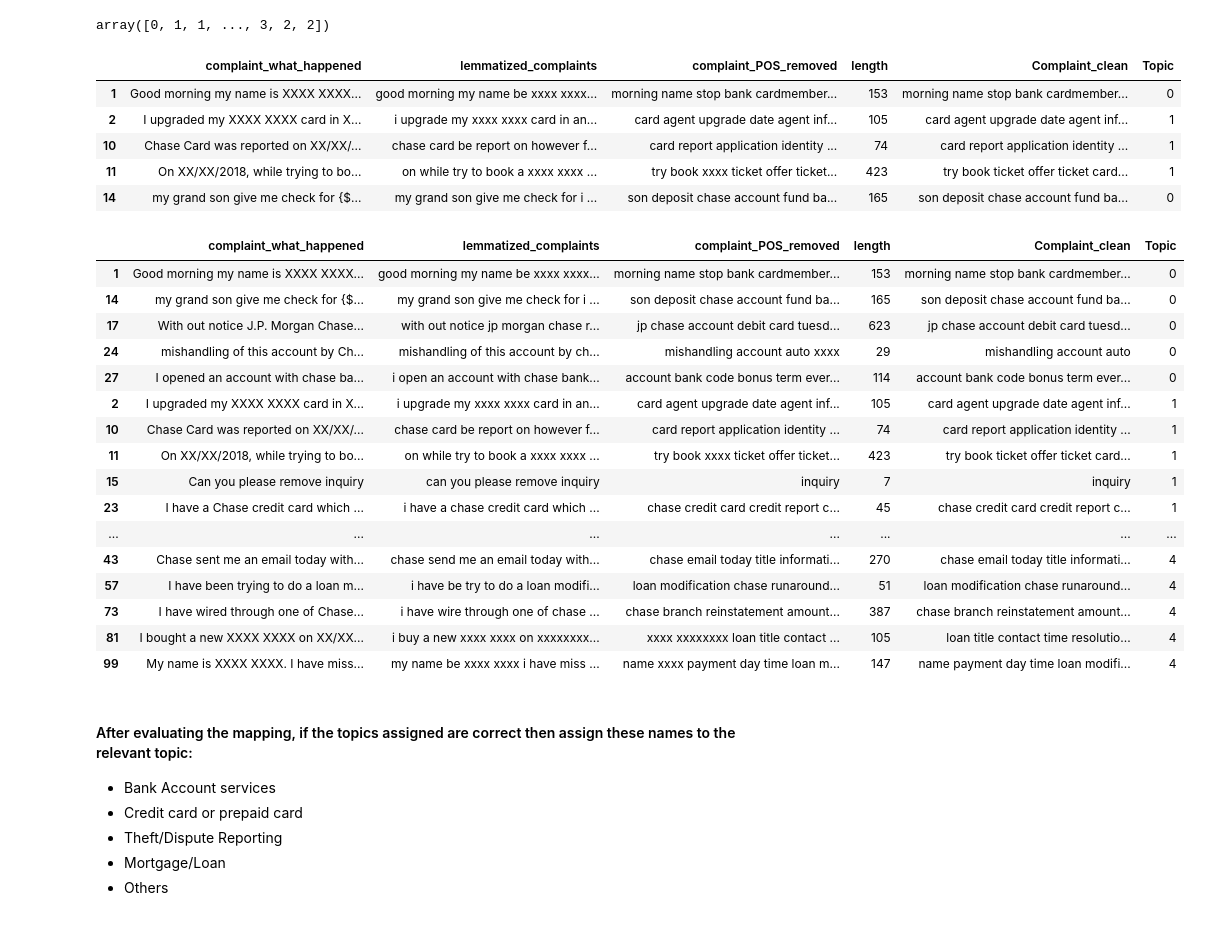
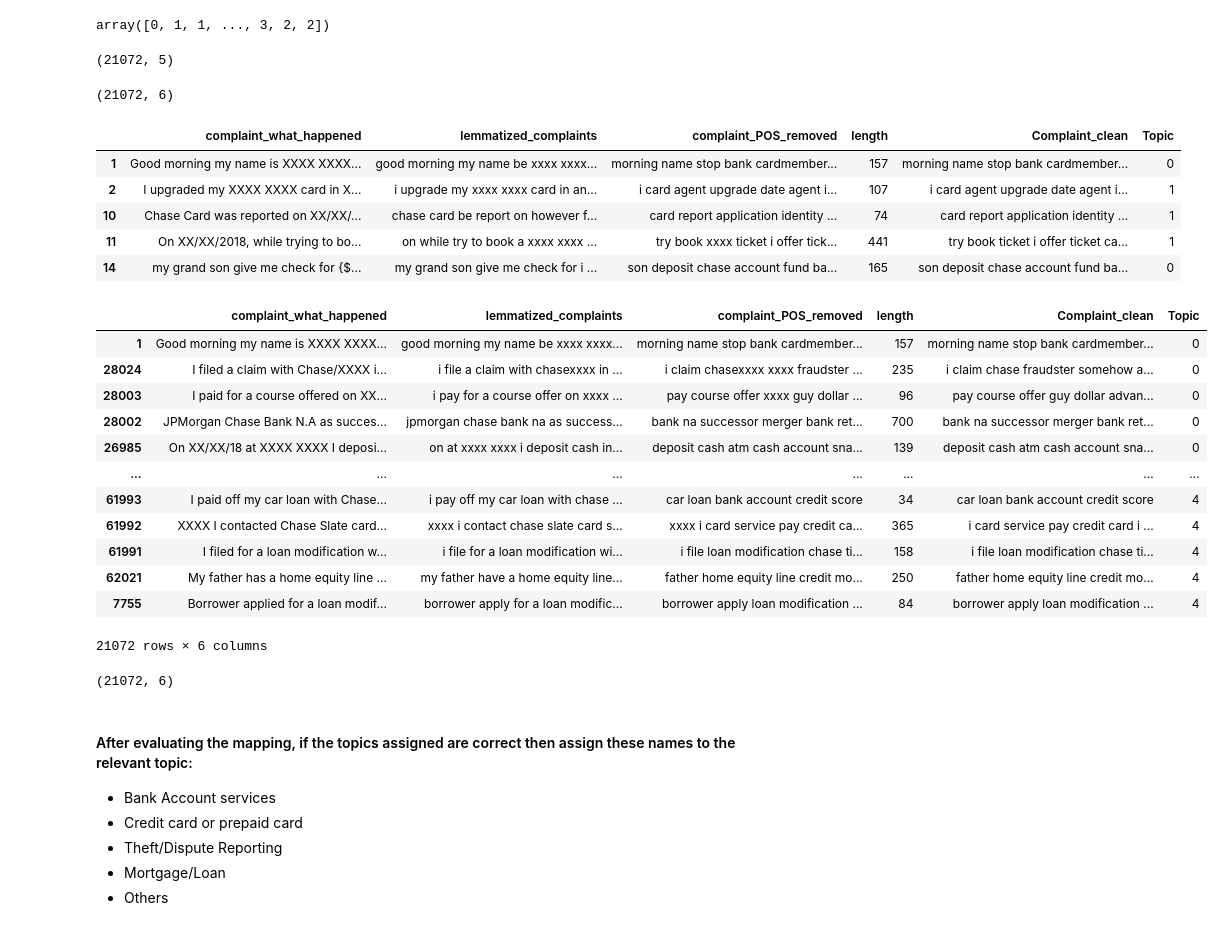
Before and after one commit to udaykirankavaturu/kaggle, a Jupyter notebook: complaint-ticket-classification-topic-modelling.ipynb, the cells around one changed output. Drawn from its saved outputs; the diff is of its cells as text; code cells hidden in the pictures.

```diff
--- a/complaint-ticket-classification-topic-modelling.ipynb
+++ b/complaint-ticket-classification-topic-modelling.ipynb
@@ -216,9 +216,13 @@ def lemmatize_text(text):
     # Lemmatize each word using its part of speech (POS)
     lemmatized_words = []
     for word, pos in nltk.pos_tag(words):
-        pos_letter = pos[0].lower() if pos[0].lower() in ['a', 'r', 'n', 'v'] else 'n'
-        lemma = lemmatizer.lemmatize(word, pos=pos_letter)
-        lemmatized_words.append(lemma)
+        pos_letter = pos[0].lower() if pos[0].lower() in ['a', 'r', 'n', 'v'] else None
+
+        if pos_letter == None:
+            lemmatized_words.append(word)
+        else:
+            lemma = lemmatizer.lemmatize(word, pos=pos_letter)
+            lemmatized_words.append(lemma)
 
     # Join the lemmatized words back into a sentence
     lemmatized_text = ' '.join(lemmatized_words)
@@ -273,7 +277,4 @@ def extract_pos_tag(sentence):
     pos_tags = nltk.pos_tag(words)
 
     # Extract words with tags 'NN', join them, and return
-    return ' '.join([word for (word, tag) in pos_tags if tag == "NN" and word != 'i'])
-
-df_clean["complaint_POS_removed"] = df_clean["lemmatized_complaints"].progress_apply(extract_pos_tag)
-df_clean["length"] = df_clean["complaint_POS_removed"].progress_apply(len)
+    return ' '.join([word for (word, tag) in pos_tags if tag == "NN"])
@@ -585,41 +589,49 @@ topic_results[0].argmax()
 topic_results.argmax(axis=1)
 # %% [output]
 array([0, 1, 1, ..., 3, 2, 2])
+# %%
+df_clean.shape
+# %% [output]
+(21072, 5)
 # %%
 #Assign the best topic to each of the cmplaints in Topic Column
 
 df_clean['Topic'] = df_clean['Topic'] = topic_results.argmax(axis = 1) #write your code to assign topics to each rows.
+# %%
+df_clean.shape
+# %% [output]
+(21072, 6)
 # %%
 df_clean.head()
 # %% [output]
 |  | complaint_what_happened | lemmatized_complaints | complaint_POS_removed | length | Complaint_clean | Topic |
-| 1 | Good morning my name is XXXX XXXX... | good morning my name be xxxx xxxx... | morning name stop bank cardmember... | 153 | morning name stop bank cardmember... | 0 |
-| 2 | I upgraded my XXXX XXXX card in X... | i upgrade my xxxx xxxx card in an... | card agent upgrade date agent inf... | 105 | card agent upgrade date agent inf... | 1 |
+| 1 | Good morning my name is XXXX XXXX... | good morning my name be xxxx xxxx... | morning name stop bank cardmember... | 157 | morning name stop bank cardmember... | 0 |
+| 2 | I upgraded my XXXX XXXX card in X... | i upgrade my xxxx xxxx card in an... | i card agent upgrade date agent i... | 107 | i card agent upgrade date agent i... | 1 |
 | 10 | Chase Card was reported on XX/XX/... | chase card be report on however f... | card report application identity ... | 74 | card report application identity ... | 1 |
-| 11 | On XX/XX/2018, while trying to bo... | on while try to book a xxxx xxxx ... | try book xxxx ticket offer ticket... | 423 | try book ticket offer ticket card... | 1 |
+| 11 | On XX/XX/2018, while trying to bo... | on while try to book a xxxx xxxx ... | try book xxxx ticket i offer tick... | 441 | try book ticket i offer ticket ca... | 1 |
 | 14 | my grand son give me check for {$... | my grand son give me check for i ... | son deposit chase account fund ba... | 165 | son deposit chase account fund ba... | 0 |
 # %%
 #Print the first 5 Complaint for each of the Topics
-df_clean=df_clean.groupby('Topic').head(5)
+df_clean.groupby('Topic').head(5)
 df_clean.sort_values('Topic')
 # %% [output]
 |  | complaint_what_happened | lemmatized_complaints | complaint_POS_removed | length | Complaint_clean | Topic |
-| 1 | Good morning my name is XXXX XXXX... | good morning my name be xxxx xxxx... | morning name stop bank cardmember... | 153 | morning name stop bank cardmember... | 0 |
-| 14 | my grand son give me check for {$... | my grand son give me check for i ... | son deposit chase account fund ba... | 165 | son deposit chase account fund ba... | 0 |
-| 17 | With out notice J.P. Morgan Chase... | with out notice jp morgan chase r... | jp chase account debit card tuesd... | 623 | jp chase account debit card tuesd... | 0 |
-| 24 | mishandling of this account by Ch... | mishandling of this account by ch... | mishandling account auto xxxx | 29 | mishandling account auto | 0 |
-| 27 | I opened an account with chase ba... | i open an account with chase bank... | account bank code bonus term ever... | 114 | account bank code bonus term ever... | 0 |
-| 2 | I upgraded my XXXX XXXX card in X... | i upgrade my xxxx xxxx card in an... | card agent upgrade date agent inf... | 105 | card agent upgrade date agent inf... | 1 |
-| 10 | Chase Card was reported on XX/XX/... | chase card be report on however f... | card report application identity ... | 74 | card report application identity ... | 1 |
-| 11 | On XX/XX/2018, while trying to bo... | on while try to book a xxxx xxxx ... | try book xxxx ticket offer ticket... | 423 | try book ticket offer ticket card... | 1 |
-| 15 | Can you please remove inquiry | can you please remove inquiry | inquiry | 7 | inquiry | 1 |
-| 23 | I have a Chase credit card which ... | i have a chase credit card which ... | chase credit card credit report c... | 45 | chase credit card credit report c... | 1 |
+| 1 | Good morning my name is XXXX XXXX... | good morning my name be xxxx xxxx... | morning name stop bank cardmember... | 157 | morning name stop bank cardmember... | 0 |
+| 28024 | I filed a claim with Chase/XXXX i... | i file a claim with chasexxxx in ... | i claim chasexxxx xxxx fraudster ... | 235 | i claim chase fraudster somehow a... | 0 |
+| 28003 | I paid for a course offered on XX... | i pay for a course offer on xxxx ... | pay course offer xxxx guy dollar ... | 96 | pay course offer guy dollar advan... | 0 |
+| 28002 | JPMorgan Chase Bank N.A as succes... | jpmorgan chase bank na as success... | bank na successor merger bank ret... | 700 | bank na successor merger bank ret... | 0 |
+| 26985 | On XX/XX/18 at XXXX XXXX I deposi... | on at xxxx xxxx i deposit cash in... | deposit cash atm cash account sna... | 139 | deposit cash atm cash account sna... | 0 |
 | ... | ... | ... | ... | ... | ... | ... |
-| 43 | Chase sent me an email today with... | chase send me an email today with... | chase email today title informati... | 270 | chase email today title informati... | 4 |
-| 57 | I have been trying to do a loan m... | i have be try to do a loan modifi... | loan modification chase runaround... | 51 | loan modification chase runaround... | 4 |
-| 73 | I have wired through one of Chase... | i have wire through one of chase ... | chase branch reinstatement amount... | 387 | chase branch reinstatement amount... | 4 |
-| 81 | I bought a new XXXX XXXX on XX/XX... | i buy a new xxxx xxxx on xxxxxxxx... | xxxx xxxxxxxx loan title contact ... | 105 | loan title contact time resolutio... | 4 |
-| 99 | My name is XXXX XXXX. I have miss... | my name be xxxx xxxx i have miss ... | name xxxx payment day time loan m... | 147 | name payment day time loan modifi... | 4 |
+| 61993 | I paid off my car loan with Chase... | i pay off my car loan with chase ... | car loan bank account credit score | 34 | car loan bank account credit score | 4 |
+| 61992 | XXXX I contacted Chase Slate card... | xxxx i contact chase slate card s... | xxxx i card service pay credit ca... | 365 | i card service pay credit card i ... | 4 |
+| 61991 | I filed for a loan modification w... | i file for a loan modification wi... | i file loan modification chase ti... | 158 | i file loan modification chase ti... | 4 |
+| 62021 | My father has a home equity line ... | my father have a home equity line... | father home equity line credit mo... | 250 | father home equity line credit mo... | 4 |
+| 7755 | Borrower applied for a loan modif... | borrower apply for a loan modific... | borrower apply loan modification ... | 84 | borrower apply loan modification ... | 4 |
+21072 rows × 6 columns
+# %%
+df_clean.shape
+# %% [output]
+(21072, 6)
 # %% [markdown]
 #### After evaluating the mapping, if the topics assigned are correct then assign these names to the relevant topic:
 * Bank Account services
```
Also changed, not shown: parts of 33 cells of this notebook.
